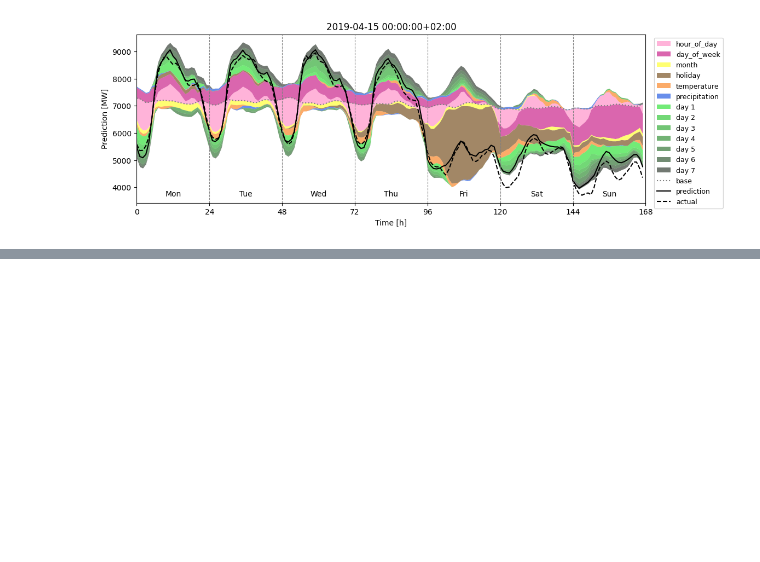
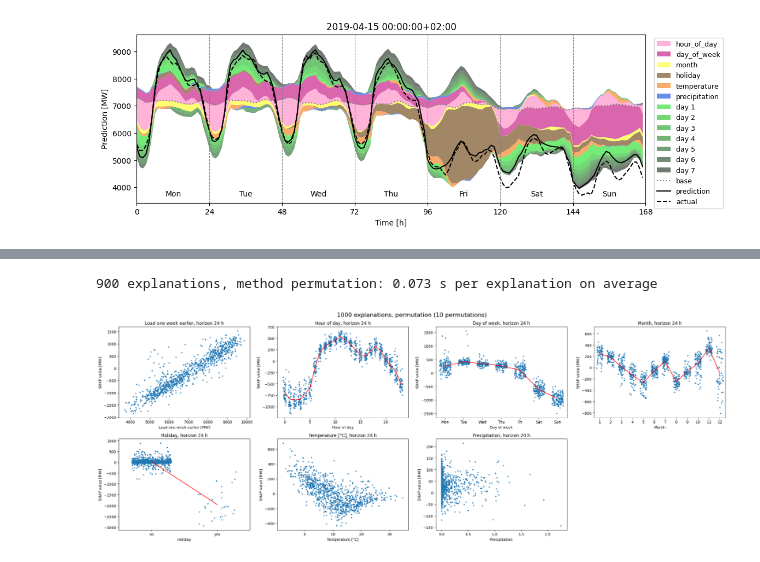
Before and after one commit to KIT-IAI/SHAPformer, a Jupyter notebook: notebooks/training_dataframe.ipynb, the cells around one changed output, grey strips where cells are left out. Cells and saved outputs as stored; diff of their text form; code cells hidden in the pictures; blank space fills up the shorter version.

```diff
--- a/notebooks/training_dataframe.ipynb
+++ b/notebooks/training_dataframe.ipynb
@@ -146,0 +267,11 @@ plt.show()
+# %%
+# reuses the 100 permutation explanations from above and explains the remaining 900 forecast starts
+# (seed_offset=100 continues the seeds of the first 100 explanations)
+explanations_permutation_900, runtimes[f"1000 x permutation ({N_PERMUTATIONS} permutations, 900 new)"] = explain_starts(
+    starts_1000[100:], method="permutation", n_permutations=N_PERMUTATIONS, seed_offset=100
+)
+explanations_permutation_1000 = explanations_permutation_100 + explanations_permutation_900
+plot_dependences(explanations_permutation_1000, f"1000 explanations, permutation ({N_PERMUTATIONS} permutations)")
+# %% [output]
+900 explanations, method permutation: 0.073 s per explanation on average
+[figure, added]
```
Also changed, not shown: parts of 17 cells of this notebook, 2 other files.
